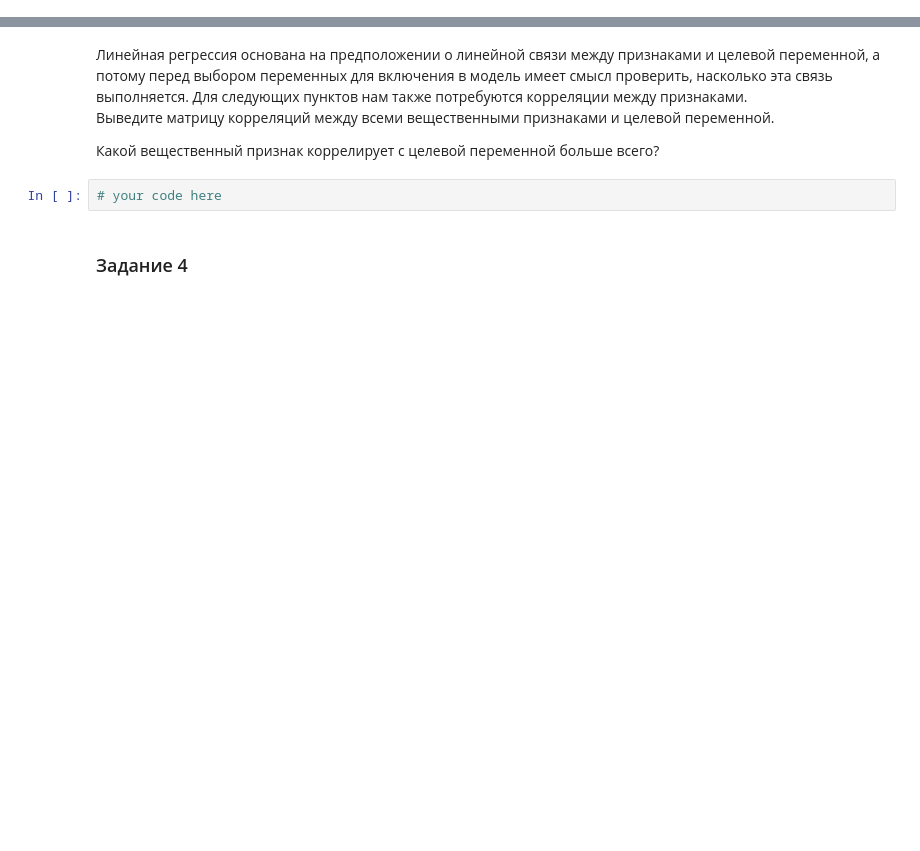
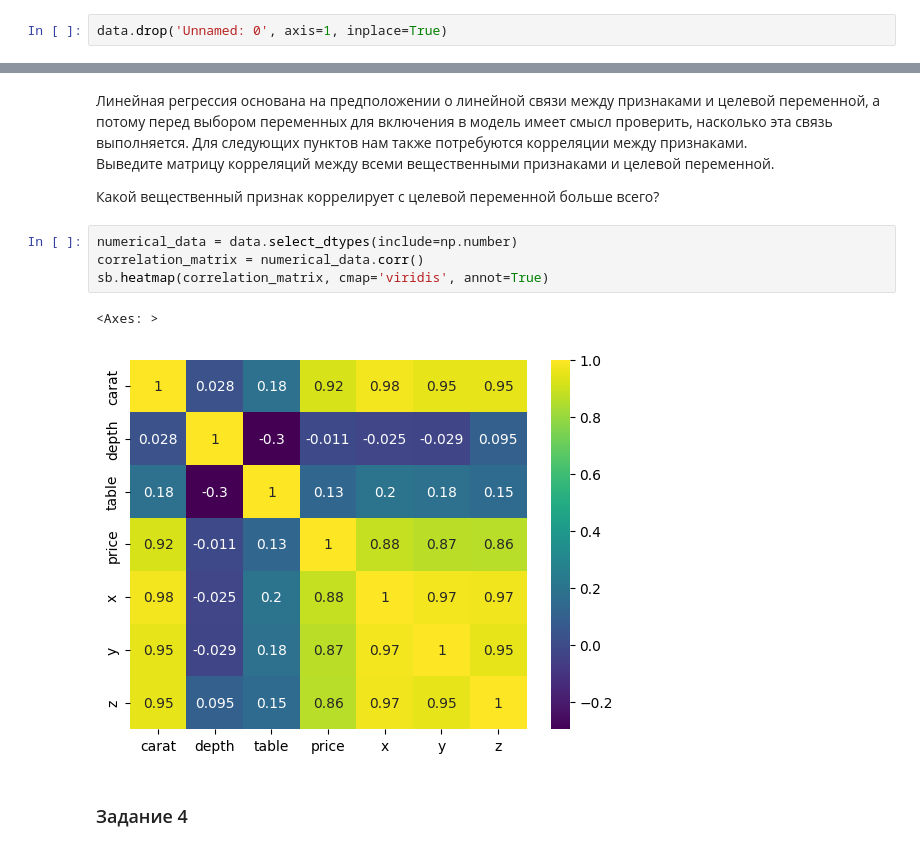
Before and after one commit to Soyava/ML, a Jupyter notebook: LinReg_task.ipynb, the cells around one changed output, grey strips where cells are left out. Drawn from its saved outputs; the diff is of its cells as text; blank space fills up the shorter version.

```diff
--- a/LinReg_task.ipynb
+++ b/LinReg_task.ipynb
@@ -39,3 +73,5 @@ data.dtypes
+# %%
+data.drop('Unnamed: 0', axis=1, inplace=True)
 # %% [markdown]
 ### Задание 3
 # %% [markdown]
@@ -43,8 +79,13 @@ data.dtypes
 Выведите матрицу корреляций между всеми вещественными признаками и целевой переменной.
 
 Какой вещественный признак коррелирует с целевой переменной больше всего?
-# %%
-# your code here
+# %%
+numerical_data = data.select_dtypes(include=np.number)
+correlation_matrix = numerical_data.corr()
+sb.heatmap(correlation_matrix, cmap='viridis', annot=True)
+# %% [output]
+<Axes: >
+[figure, added]
 # %% [markdown]
 ### Задание 4
 # %% [markdown]
```
Also changed, not shown: parts of 14 cells of this notebook.
